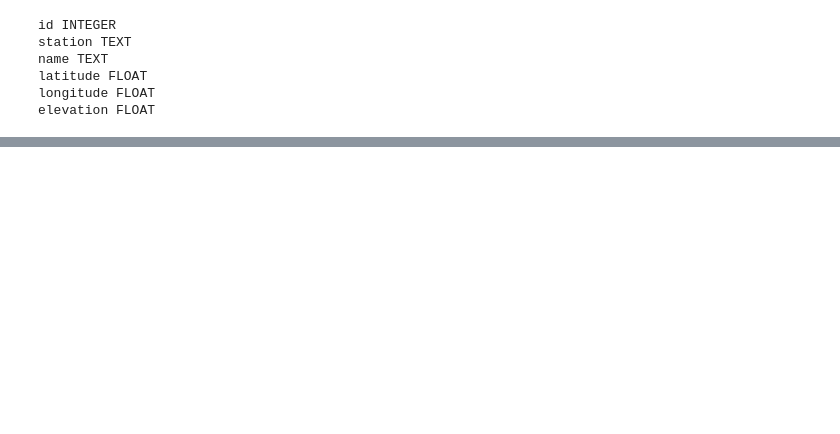
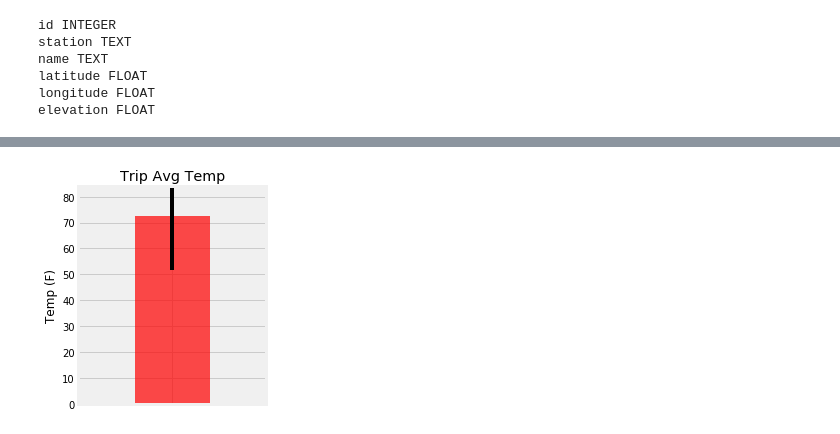
Before and after one commit to AxanderW/SurfsUp, a Jupyter notebook: climate_starter.ipynb, the cells around one changed output, grey strips where cells are left out. Drawn from its saved outputs; the diff is of its cells as text; code cells hidden in the pictures; blank space fills up the shorter version.

Commit message:
jupyter notebook code updated, formatted, and now complete.

```diff
--- a/climate_starter.ipynb
+++ b/climate_starter.ipynb
@@ -344,0 +238,19 @@ daily_normals("01-01")
+# %%
+def calc_temps(start_date, end_date):
+    """TMIN, TAVG, and TMAX for a list of dates.
+
+    Args:
+        start_date (string): A date string in the format %Y-%m-%d
+        end_date (string): A date string in the format %Y-%m-%d
+
+    Returns:
+        TMIN, TAVE, and TMAX
+    """
+
+    return session.query(func.min(Measurement.tobs), func.avg(Measurement.tobs), func.max(Measurement.tobs)).\
+        filter(Measurement.date >= start_date).filter(
+            Measurement.date <= end_date).all()
+
+
+# function usage example
+print(calc_temps('2012-02-28', '2012-03-05'))
@@ -344,0 +261,9 @@ daily_normals("01-01")
+# %%
+sprbreak_start_dt = '2017-04-28'
+sprbreak_end_dt = '2017-05-05'
+
+tmin,tavg,tmax = calc_temps(sprbreak_start_dt, sprbreak_end_dt)[0]
+
+print(f"Temperature Min:{tmin}")
+print(f"Average Temperature:{tavg}")
+print(f"Temperature Max:{tmax}")
@@ -344,0 +279,13 @@ daily_normals("01-01")
+# %%
+peek_to_peek = tmax-tmin
+
+fig, ax = plt.subplots(figsize=(3,4))
+ax.bar('', tavg, yerr=peek_to_peek, color='r', alpha= 0.7)
+plt.title('Trip Avg Temp')
+plt.ylabel('Temp (F)')
+plt.xlim(-1,1)
+plt.ylim(0,tmax+5)
+plt.grid(True)
+plt.show()
+# %% [output]
+[figure, added]
```
Also changed, not shown: parts of 68 cells of this notebook.
